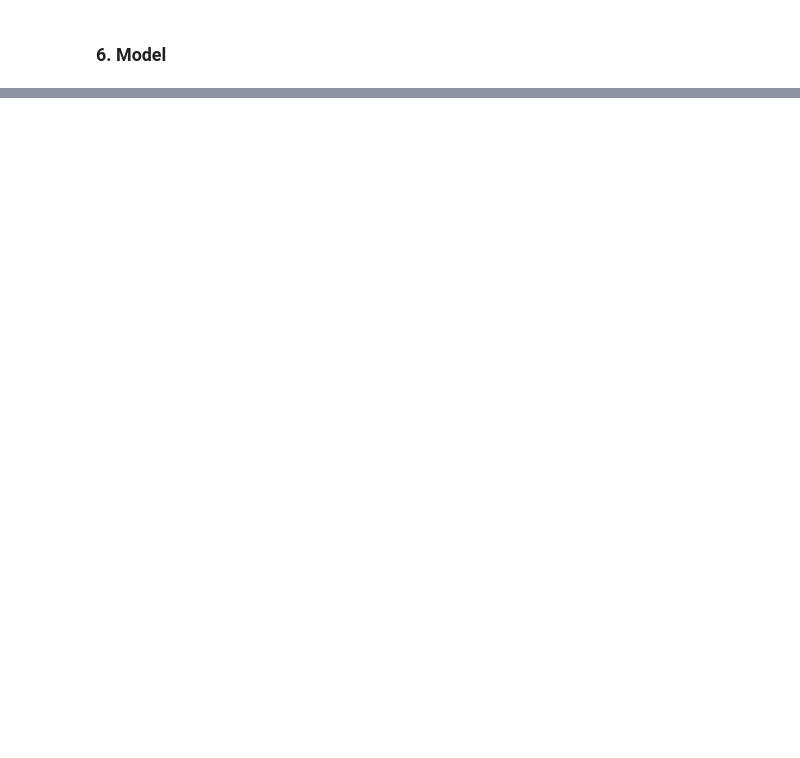
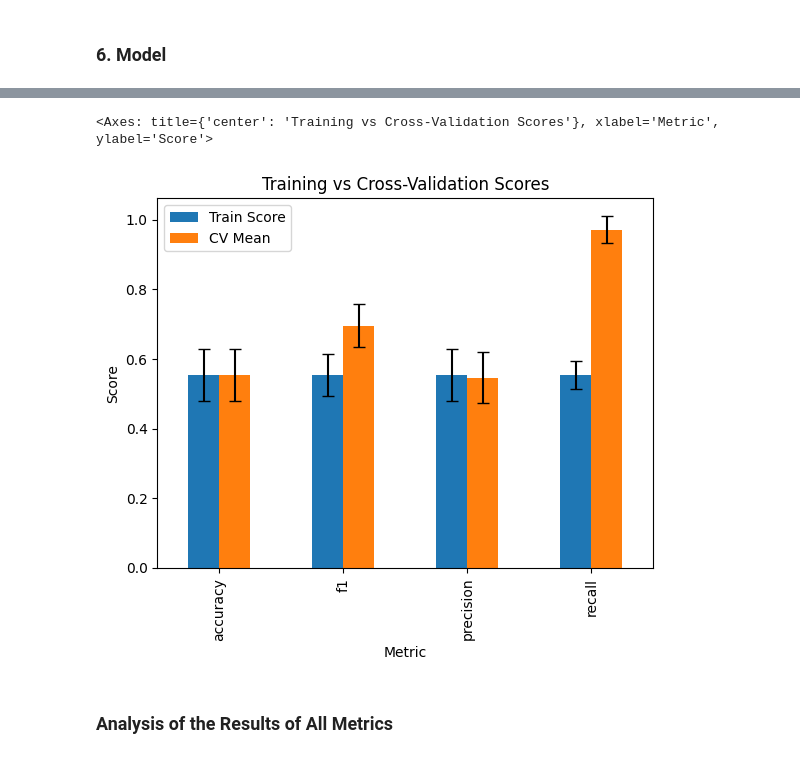
Before and after one commit to simon2326/Heart-disease, a Jupyter notebook: BaselineModel.ipynb, the cells around one changed output, grey strips where cells are left out. Cells and saved outputs as stored; diff of their text form; code cells hidden in the pictures; blank space fills up the shorter version.

```diff
--- a/BaselineModel.ipynb
+++ b/BaselineModel.ipynb
@@ -274,0 +343,26 @@ class HeuristicModel(BaseEstimator, ClassifierMixin):
+# %%
+# Create a DataFrame for the training and cross-validation metrics
+metrics_df = pd.DataFrame(
+    {
+        "Metric": scoring_metrics,
+        "Train Score": [train_results[metric] for metric in scoring_metrics],
+        "CV Mean": [cv_results_df[metric].mean() for metric in scoring_metrics],
+        "CV Std": [cv_results_df[metric].std() for metric in scoring_metrics],
+    }
+)
+
+# Create a bar plot for the training and cross-validation metrics
+metrics_df.plot(
+    kind="bar",
+    x="Metric",
+    y=["Train Score", "CV Mean"],
+    yerr="CV Std",
+    title="Training vs Cross-Validation Scores",
+    ylabel="Score",
+    capsize=4,
+)
+# %% [output]
+<Axes: title={'center': 'Training vs Cross-Validation Scores'}, xlabel='Metric', ylabel='Score'>
+[figure, added]
+# %% [markdown]
+### **Analysis of the Results of All Metrics**
```
Also changed, not shown: parts of 20 cells of this notebook.
